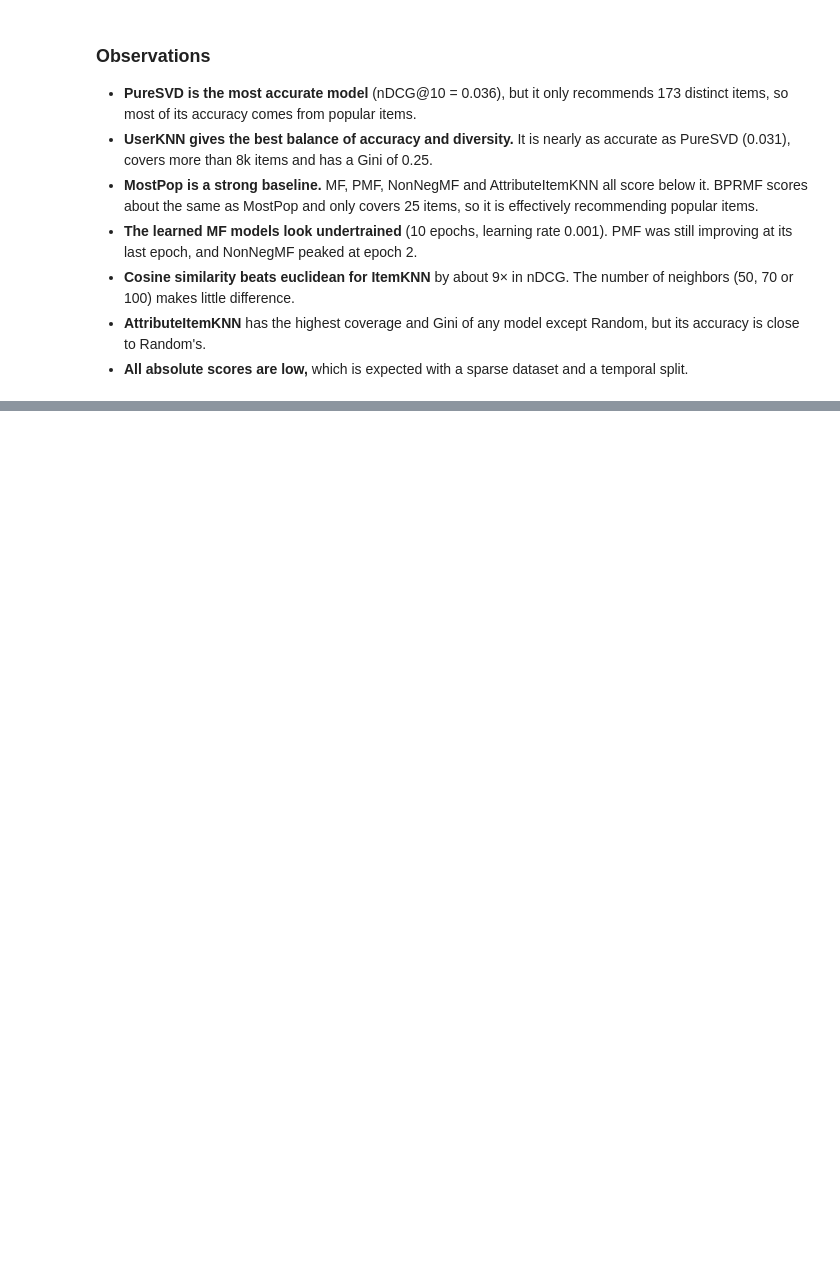
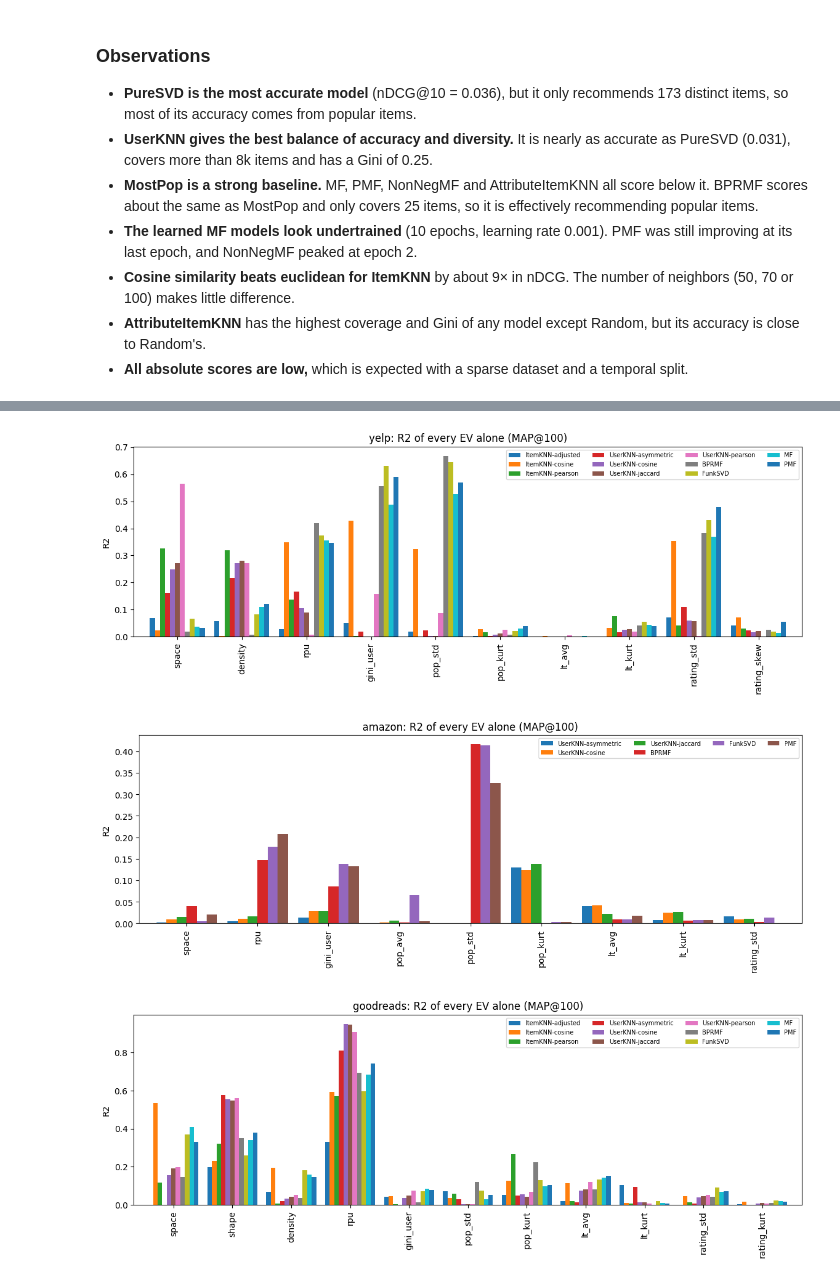
Before and after one commit to Vadym-Kurdydyk/scarcity-recsys, a Jupyter notebook: paper_reproduction.ipynb, the cells around one changed output, grey strips where cells are left out. Drawn from its saved outputs; the diff is of its cells as text; code cells hidden in the pictures; blank space fills up the shorter version.

```diff
--- a/paper_reproduction.ipynb
+++ b/paper_reproduction.ipynb
@@ -358,0 +791,21 @@ Temporal hold-out split (20% test, 20% validation), relevance threshold 1. Hyper
+# %%
+def single_r2(name, metric):
+    X = X_all[name]
+    out = {}
+    for m in keep[name]:
+        y = res[name][f"{m}_{metric}"]
+        out[m] = {ev: sm.OLS(y, sm.add_constant(X[[ev]])).fit().rsquared for ev in X.columns}
+    return pd.DataFrame(out)
+
+
+for name in DATASETS:
+    s = single_r2(name, "MAP@100")
+    s.plot.bar(figsize=(14, 4), width=0.85)
+    plt.title(f"{name}: R2 of every EV alone (MAP@100)")
+    plt.ylabel("R2")
+    plt.legend(ncol=4, fontsize=7)
+    plt.show()
+# %% [output]
+[figure, added]
+[figure, added]
+[figure, added]
```
Also changed, not shown: parts of 34 cells of this notebook, 3 other files.
